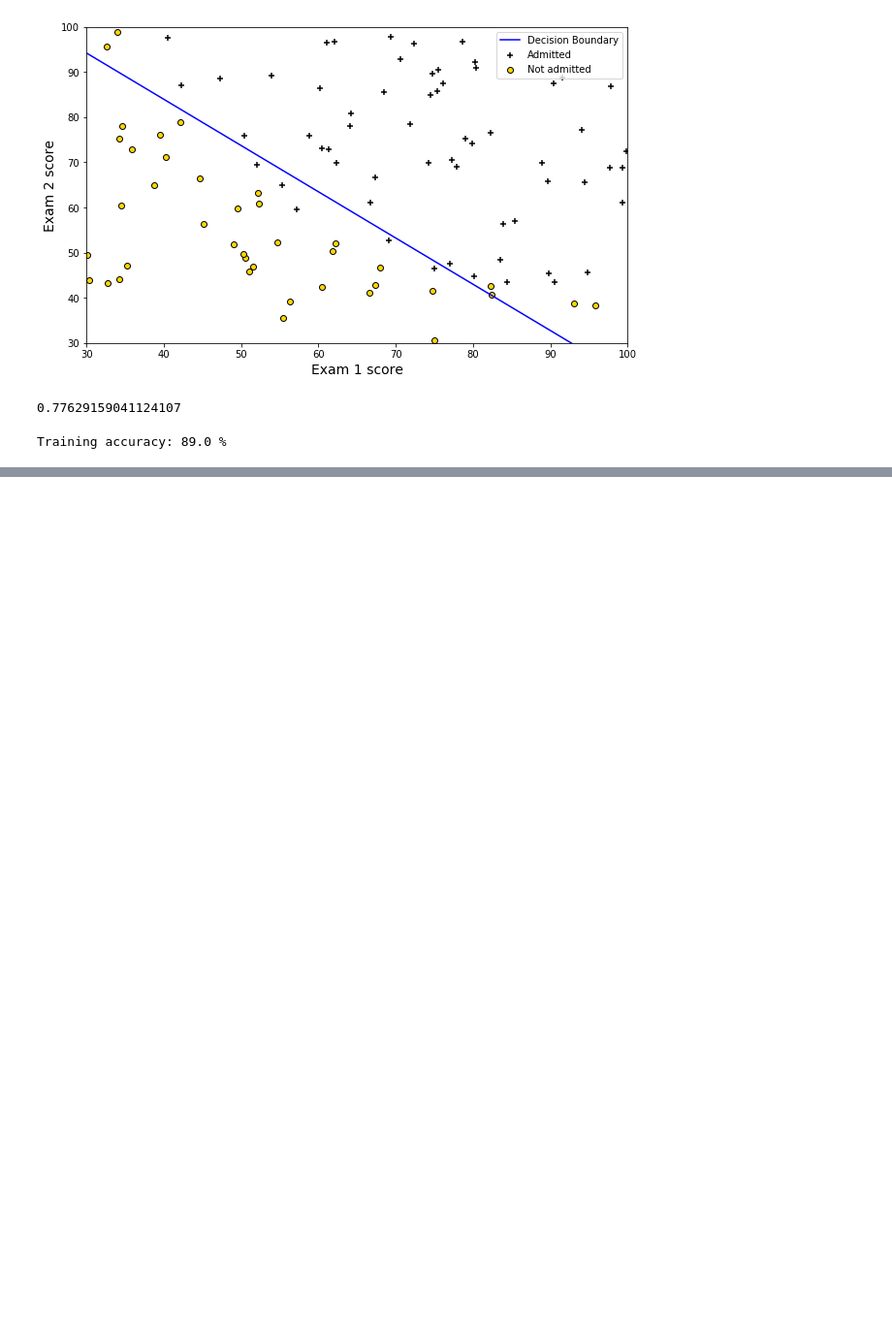
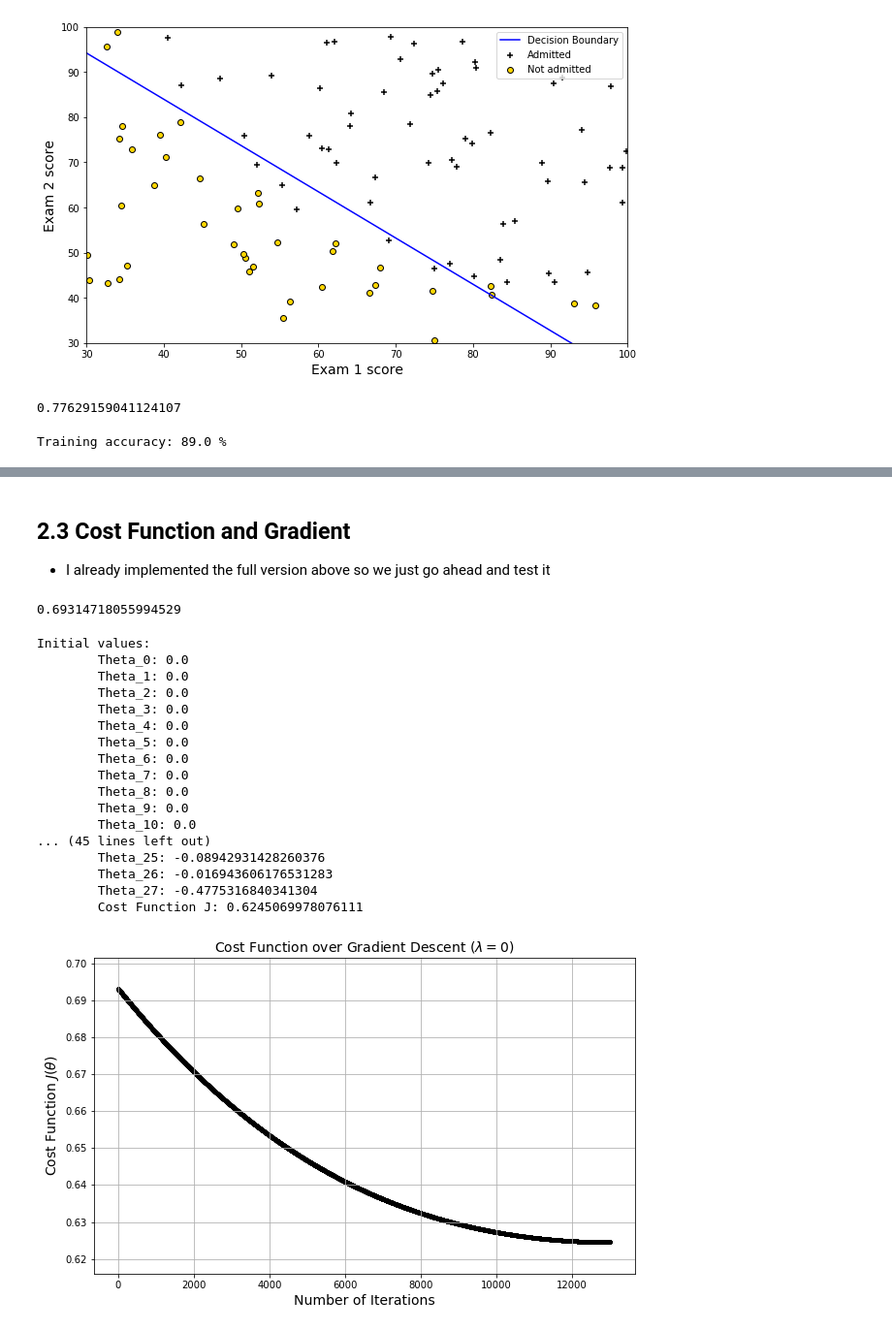
Before and after one commit to les67/MachineLearning_CourseraNg, a Jupyter notebook: ex2/ex2.ipynb, the cells around one changed output, grey strips where cells are left out. Shown at 97% size. Cells and saved outputs as stored; diff of their text form; code cells hidden in the pictures; blank space fills up the shorter version.

Commit message:
finished ex2 - working version

```diff
--- a/ex2/ex2.ipynb
+++ b/ex2/ex2.ipynb
@@ -97,7 +98,8 @@ def costFunction(theta,design,output,reg_param=0):
 
     m = np.shape(design)[0] # sample size
     hypothesis = sigmoid(design @ theta)
-    costJ = -1/m*(output.T @ np.log(hypothesis)+((1-output).T @ np.log(1-hypothesis))+reg_param/(2*m)*(theta.T @ theta))
+#    costJ = -1/m*(output.T @ np.log(hypothesis)+((1-output).T @ np.log(1-hypothesis))+reg_param/(2*m)*(theta.T @ theta)) # including theta0 in regularization
+    costJ = -1/m*(output.T @ np.log(hypothesis)+((1-output).T @ np.log(1-hypothesis))+reg_param/(2*m)*(theta[1:].T @ theta[1:])) # don't regularize the theta0 parameter
 
     return costJ
 # %%
@@ -134,8 +136,11 @@ def gradientDescent(theta,design,output,history_j=None,alpha=0.1,iterations=0,re
     if True:
         # Step through parameter space
         for ii_iter in range(iterations):
-            theta[:] = (1-alpha*reg_param/m)*theta - alpha/m*(design.T @ (hypothesis-output)) # [:] will assign values to the elements of the theta array and thus will change the original array
+#            theta[:] = (1-alpha*reg_param/m)*theta - alpha/m*(design.T @ (hypothesis-output)) # including theta0 in regularization
+                                                                                              # [:] will assign values to the elements of the theta array and thus will change the original array
                                                                                               # if we do theta = tem_theta instead, the value it pointed to before the assignment in this function will remain unchanged
+            theta[0] -= - alpha/m*(design[:,0].T @ (hypothesis-output)) # don't regularize theta0
+            theta[1:] = (1-alpha*reg_param/m)*theta[1:] - alpha/m*(design[:,1:].T @ (hypothesis-output)) # regularized all other thetas
             if history_j is not None: # if we've provided a dictionary, save the respective value
                 history_j["theta_history"][ii_iter] = theta
                 history_j["J_history"][ii_iter] = costFunction(theta,design,output)
@@ -289,0 +378,3 @@ Training accuracy: 89.0 %
+# %%
+# Design matrix w/ feature mapping
+design,column_labels = mapFeature(test1,test2,degree=6)
@@ -289,0 +404,58 @@ Training accuracy: 89.0 %
+# %% [markdown]
+## 2.3 Cost Function and Gradient
+- I already implemented the full version above so we just go ahead and test it
+# %%
+# initialize new theta
+theta = np.zeros(np.shape(design)[1])
+
+# Test with initial theta of zeros and no regularization
+costFunction(theta,design,class_label)
+# %% [output]
+0.69314718055994529
+# %%
+# As we iterate through different values of theta we want to keep a record of J
+history_j = dict.fromkeys(['theta_history','J_history'])
+
+# How many iterations of GD? Learning rate?
+iterations = 13000
+alpha = 0.001
+
+# Allocate space
+history_j['J_history'] = np.empty(iterations)
+history_j['theta_history'] = np.empty((iterations,np.shape(theta)[0]))
+
+# initialize new theta of zeros
+theta = np.zeros(np.shape(design)[1])
+# initial regularization parameter, lambda = 1
+reg_param = 1
+# Apply our GD
+gradientDescent(theta,design,class_label,history_j,alpha,iterations,reg_param)
+
+# Plot the values of the cost function over iterations of GD
+plt.figure()
+plt.clf()
+plt.grid(True)
+plt.scatter(np.arange(iterations),history_j['J_history'],marker='.',c='k')
+plt.xlabel("Number of Iterations",fontsize=14)
+plt.ylabel("Cost Function $J(\\theta)$",fontsize=14)
+plt.title("Cost Function over Gradient Descent ($\lambda=0$)",fontsize=14)
+plt.show()
+# %% [output]
+Initial values:
+        Theta_0: 0.0
+        Theta_1: 0.0
+        Theta_2: 0.0
+        Theta_3: 0.0
+        Theta_4: 0.0
+        Theta_5: 0.0
+        Theta_6: 0.0
+        Theta_7: 0.0
+        Theta_8: 0.0
+        Theta_9: 0.0
+        Theta_10: 0.0
+... (45 lines left out)
+        Theta_25: -0.08942931428260376
+        Theta_26: -0.016943606176531283
+        Theta_27: -0.4775316840341304
+        Cost Function J: 0.6245069978076111
+[figure, added]
```
Also changed, not shown: parts of 28 cells of this notebook.
